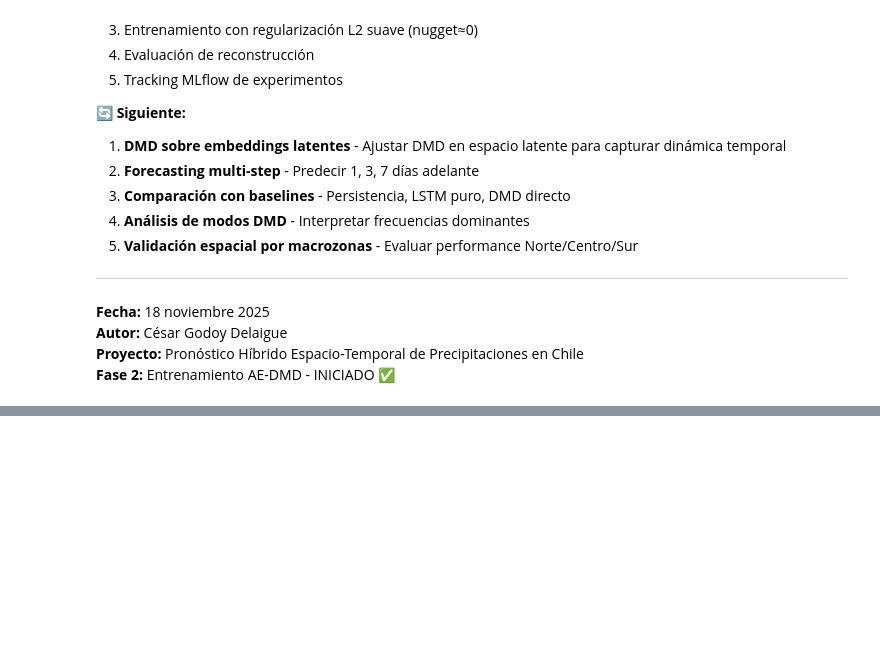
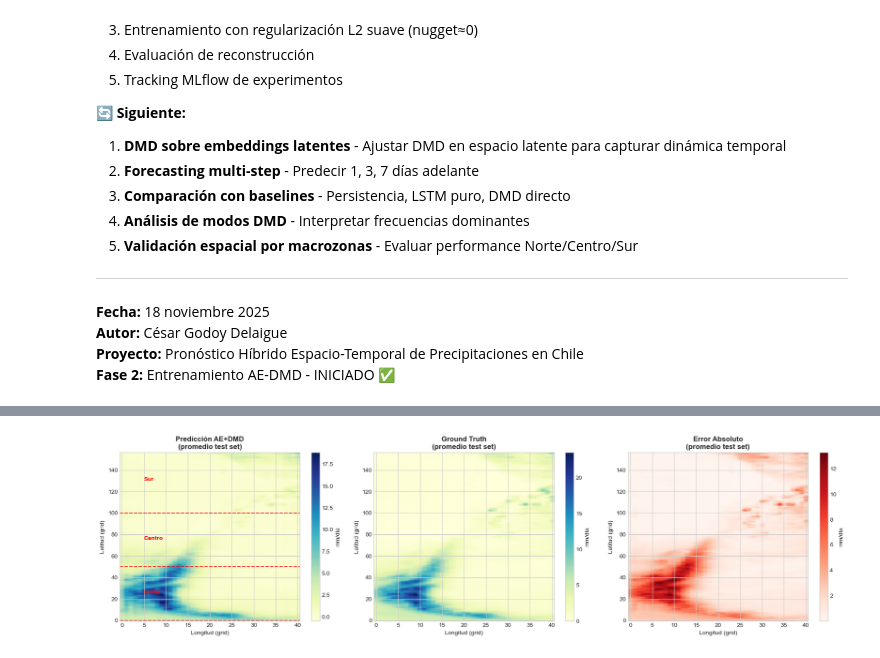
Before and after one commit to Godoca2/Pronostico-Hibrido-Espacio-Temporal-de-Precipitaciones-en-Chile, a Jupyter notebook: notebooks/03_AE_DMD_Training.ipynb, the cells around one changed output, grey strips where cells are left out. Drawn from its saved outputs; the diff is of its cells as text; code cells hidden in the pictures; blank space fills up the shorter version.

```diff
--- a/notebooks/03_AE_DMD_Training.ipynb
+++ b/notebooks/03_AE_DMD_Training.ipynb
@@ -804,0 +1319,82 @@ plt.show()
+# %%
+# Análisis de errores por macrozona (Norte, Centro, Sur)
+print("🗺️ Análisis por Macrozona de Chile\n")
+
+# Definir macrozonas (índices latitudinales aproximados)
+# Norte: -17.5° a -30° (índices 0-50)
+# Centro: -30° a -38° (índices 50-100)
+# Sur: -38° a -56° (índices 100-157)
+
+macrozonas = {
+    'Norte': (0, 50),
+    'Centro': (50, 100),
+    'Sur': (100, 157)
+}
+
+# Evaluar AE+DMD en horizonte 1 día por macrozona
+h = 1
+aedmd_pred = forecast_results[h]['predictions']  # (55, 157, 41, 1)
+
+y_test_real_flat = y_test.reshape(-1, H * W)
+y_test_real = scaler.inverse_transform(y_test_real_flat)
+y_test_real = y_test_real.reshape(-1, H, W, 1)
+
+print(f"Horizonte: {h} día - AE+DMD\n")
+print(f"{'Macrozona':<15} {'MAE (mm/día)':<15} {'RMSE (mm/día)':<15} {'Precipitación Media':<20}")
+print("-" * 65)
+
+for zona, (lat_start, lat_end) in macrozonas.items():
+    # Extraer región
+    pred_zona = aedmd_pred[:, lat_start:lat_end, :, :]
+    truth_zona = y_test_real[:, lat_start:lat_end, :, :]
+
+    # Métricas
+    mae_zona = np.mean(np.abs(pred_zona - truth_zona))
+    rmse_zona = np.sqrt(np.mean((pred_zona - truth_zona) ** 2))
+    mean_precip = np.mean(truth_zona)
+
+    print(f"{zona:<15} {mae_zona:>14.3f} {rmse_zona:>14.3f} {mean_precip:>19.3f}")
+
+print("-" * 65)
+
+# Visualizar mapa de errores espaciales
+fig, axes = plt.subplots(1, 3, figsize=(18, 5))
+
+# Panel 1: Predicción promedio
+pred_mean = aedmd_pred.mean(axis=0).squeeze()
+im1 = axes[0].imshow(pred_mean, cmap='YlGnBu', aspect='auto', origin='lower')
+axes[0].set_title('Predicción AE+DMD\n(promedio test set)', fontsize=12, fontweight='bold')
+axes[0].set_xlabel('Longitud (grid)', fontsize=10)
+axes[0].set_ylabel('Latitud (grid)', fontsize=10)
+plt.colorbar(im1, ax=axes[0], label='mm/día')
+
+# Marcas de macrozonas
+for zona, (lat_start, lat_end) in macrozonas.items():
+    axes[0].axhline(y=lat_start, color='red', linestyle='--', linewidth=1.5, alpha=0.7)
+axes[0].text(5, 25, 'Norte', color='red', fontsize=10, fontweight='bold')
+axes[0].text(5, 75, 'Centro', color='red', fontsize=10, fontweight='bold')
+axes[0].text(5, 130, 'Sur', color='red', fontsize=10, fontweight='bold')
+
+# Panel 2: Ground truth promedio
+truth_mean = y_test_real.mean(axis=0).squeeze()
+im2 = axes[1].imshow(truth_mean, cmap='YlGnBu', aspect='auto', origin='lower')
+axes[1].set_title('Ground Truth\n(promedio test set)', fontsize=12, fontweight='bold')
+axes[1].set_xlabel('Longitud (grid)', fontsize=10)
+axes[1].set_ylabel('Latitud (grid)', fontsize=10)
+plt.colorbar(im2, ax=axes[1], label='mm/día')
+
+# Panel 3: Error absoluto
+error_mean = np.abs(aedmd_pred - y_test_real).mean(axis=0).squeeze()
+im3 = axes[2].imshow(error_mean, cmap='Reds', aspect='auto', origin='lower')
+axes[2].set_title('Error Absoluto\n(promedio test set)', fontsize=12, fontweight='bold')
+axes[2].set_xlabel('Longitud (grid)', fontsize=10)
+axes[2].set_ylabel('Latitud (grid)', fontsize=10)
+plt.colorbar(im3, ax=axes[2], label='mm/día')
+
+plt.tight_layout()
+plt.savefig(FIG_DIR / 'spatial_error_analysis.png', dpi=150, bbox_inches='tight')
+print(f"\n💾 Guardado: {FIG_DIR / 'spatial_error_analysis.png'}")
+plt.show()
+
+print("\n✅ Análisis por macrozona completado")
+# %% [output]
@@ -804,0 +1415 @@ plt.show()
+[figure, added]
```
Also changed, not shown: parts of 25 cells of this notebook, 9 other files.
